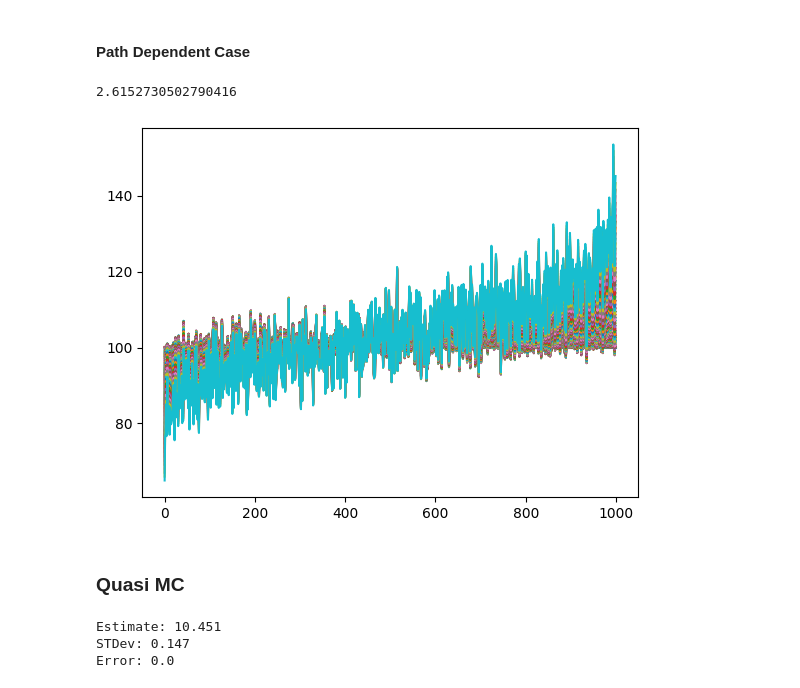
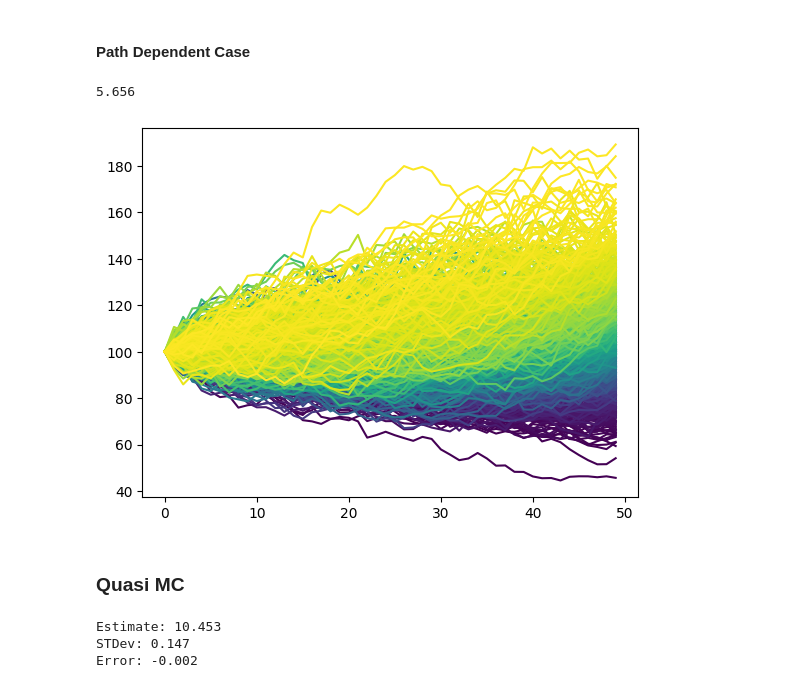
Before and after one commit to bwolfe0/Adv_Financial_Math_276, a Jupyter notebook: Section(Practice)/Section3/monte_carlo_option_pricing.ipynb, the cells around one changed output. Cells and saved outputs as stored; diff of their text form; code cells hidden in the pictures.

```diff
--- a/Section(Practice)/Section3/monte_carlo_option_pricing.ipynb
+++ b/Section(Practice)/Section3/monte_carlo_option_pricing.ipynb
@@ -139,7 +141,8 @@ Z = norm.rvs(size=n)
 
 # Convert samples to terminal prices of the stock at T
 S_T = S0 * exp(
-    (r - .5*sigma**2)*T + sigma*sqrt(T)*Z )
+    (r - sigma**2/2)*T + sigma*sqrt(T)*Z
+    )
 
 # Convert terminal prices to option payoff
 C_T_payoff = exp(-r*T) * np.maximum(S_T - K, 0)
@@ -422,6 +425,7 @@ from scipy.stats import norm
 np.random.seed(20)
 
 k = 1000
+T = 1
 M = 50 # Steps per path
 W_M = np.zeros(k) # Terminal BM value
 W = np.zeros((k,M)) # Array to hold BM for each step (M) of each path (k)
@@ -444,21 +448,22 @@ for i in range(k):
                     sqrt( (T - T*j/M)*(T/M) / (T - T*(j-1)/M))  * Z)
 
         S[i,j] = S[i,j-1] * exp(
-            (r - sigma**2/2)*dt + sigma*W[i,j]*dt
+            (r - sigma**2/2)*dt + sigma*(W[i,j] - W[i,j-1])
         )
 
 S_bar = np.mean(S, axis=1)
 payoff = exp(-r*T) * np.maximum(S_bar - K,0)
 
 price = np.mean(payoff)
-print(price)
+print(round(price,3))
 # %% [output]
-2.6152730502790416
+5.656
-# %%
-plt.plot(S)
-plt.show()
-# %% [output]
-[figure, removed]
+# %%
+for i in range(S.shape[0]):
+    plt.plot(S[i,:], color=plt.cm.viridis(i/S.shape[0]))
+plt.show()
+# %% [output]
+[figure, added]
 # %% [markdown]
 ### Quasi MC
 # %%
@@ -482,9 +487,9 @@ print(f"Estimate: {round(price,3)}")
 print(f"STDev: {round(np.std(payoff)/n**.5,3)}")
 print(f"Error: {round(C_BS - price,3)}")
 # %% [output]
-Estimate: 10.451
+Estimate: 10.453
 STDev: 0.147
-Error: 0.0
+Error: -0.002
 # %%
 plt.hist(U_sobol, bins = np.linspace(0,1,101))
 plt.show()
```
Also changed, not shown: parts of 5 cells of this notebook.
